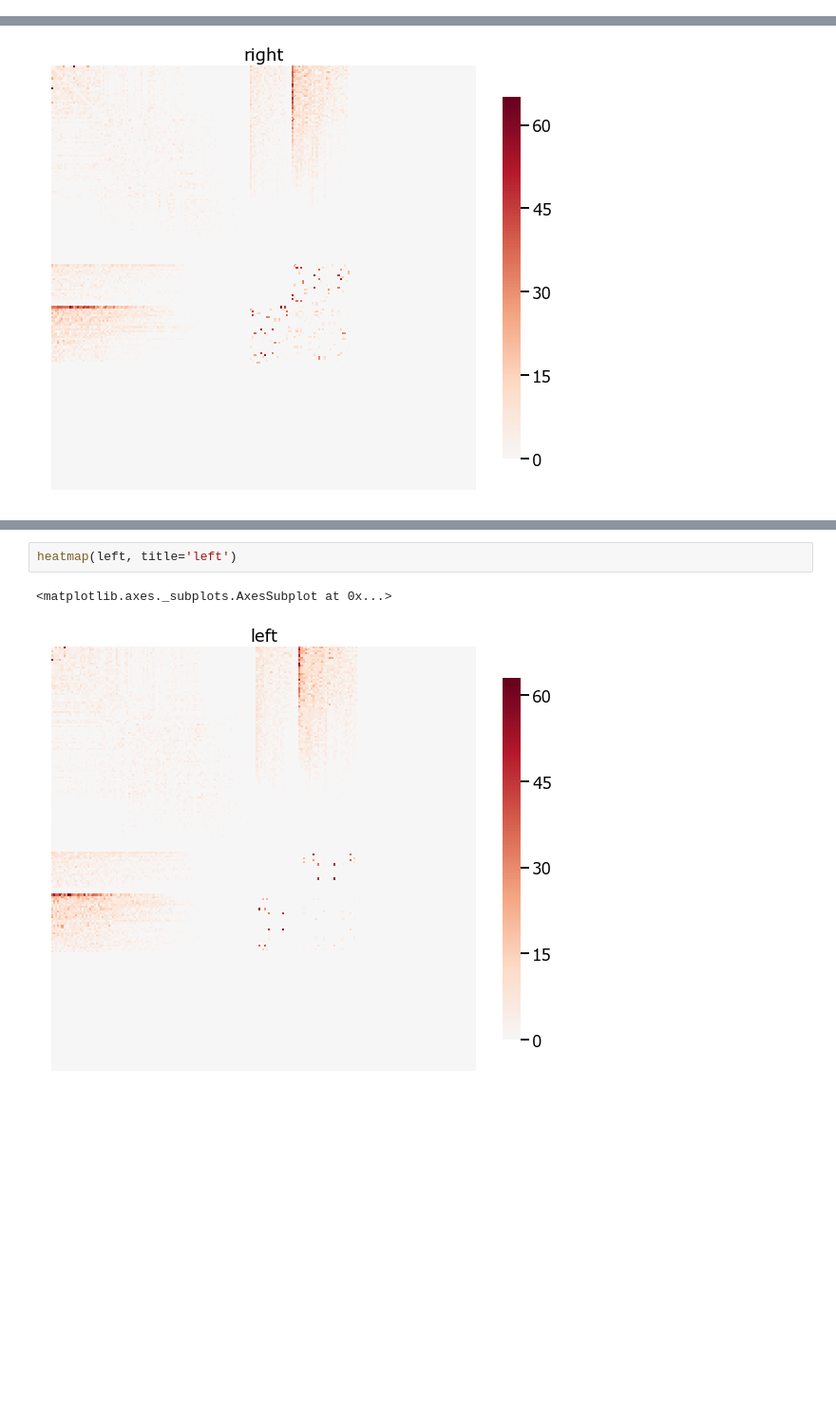
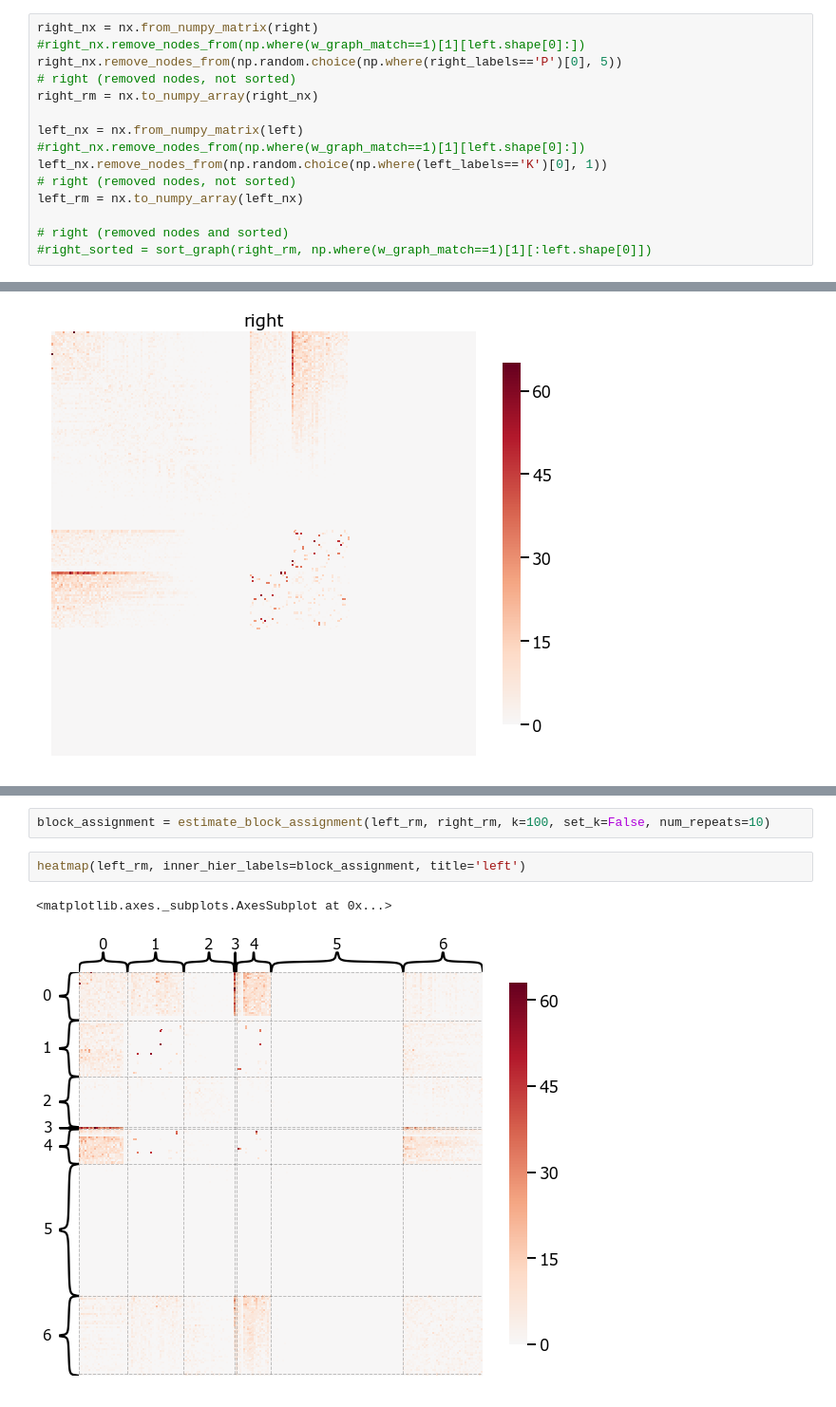
Before and after one commit to junhaobearxiong/graph_independence_test, a Jupyter notebook: notebooks/2019-04-11_real_data_drosophila.ipynb, the cells around one changed output, grey strips where cells are left out. Shown at 95% size. Cells and saved outputs as stored; diff of their text form; blank space fills up the shorter version.

```diff
--- a/notebooks/2019-04-11_real_data_drosophila.ipynb
+++ b/notebooks/2019-04-11_real_data_drosophila.ipynb
@@ -249,0 +271,15 @@ right_sorted = sort_graph(right_rm, np.where(w_graph_match==1)[1][:left.shape[0]
+# %%
+right_nx = nx.from_numpy_matrix(right)
+#right_nx.remove_nodes_from(np.where(w_graph_match==1)[1][left.shape[0]:])
+right_nx.remove_nodes_from(np.random.choice(np.where(right_labels=='P')[0], 5))
+# right (removed nodes, not sorted)
+right_rm = nx.to_numpy_array(right_nx)
+
+left_nx = nx.from_numpy_matrix(left)
+#right_nx.remove_nodes_from(np.where(w_graph_match==1)[1][left.shape[0]:])
+left_nx.remove_nodes_from(np.random.choice(np.where(left_labels=='K')[0], 1))
+# right (removed nodes, not sorted)
+left_rm = nx.to_numpy_array(left_nx)
+
+# right (removed nodes and sorted)
+#right_sorted = sort_graph(right_rm, np.where(w_graph_match==1)[1][:left.shape[0]])
@@ -260,5 +316,7 @@ heatmap(right_sorted, title='right (removed nodes and sorted)')
+# %%
+block_assignment = estimate_block_assignment(left_rm, right_rm, k=100, set_k=False, num_repeats=10)
 # %%
-heatmap(left, title='left')
+heatmap(left_rm, inner_hier_labels=block_assignment, title='left')
 # %% [output]
 <matplotlib.axes._subplots.AxesSubplot at 0x...>
-[figure, old version]
+[figure, new version]
```
Also changed, not shown: parts of 73 cells of this notebook, 5 other files.
